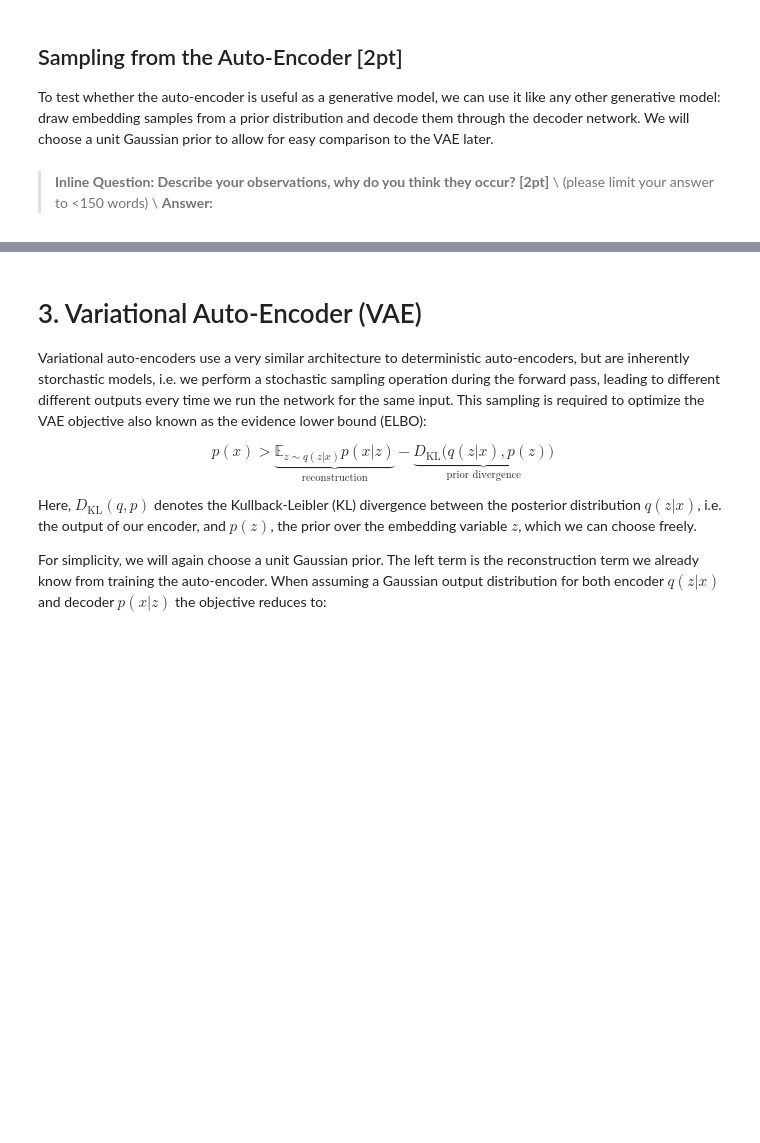
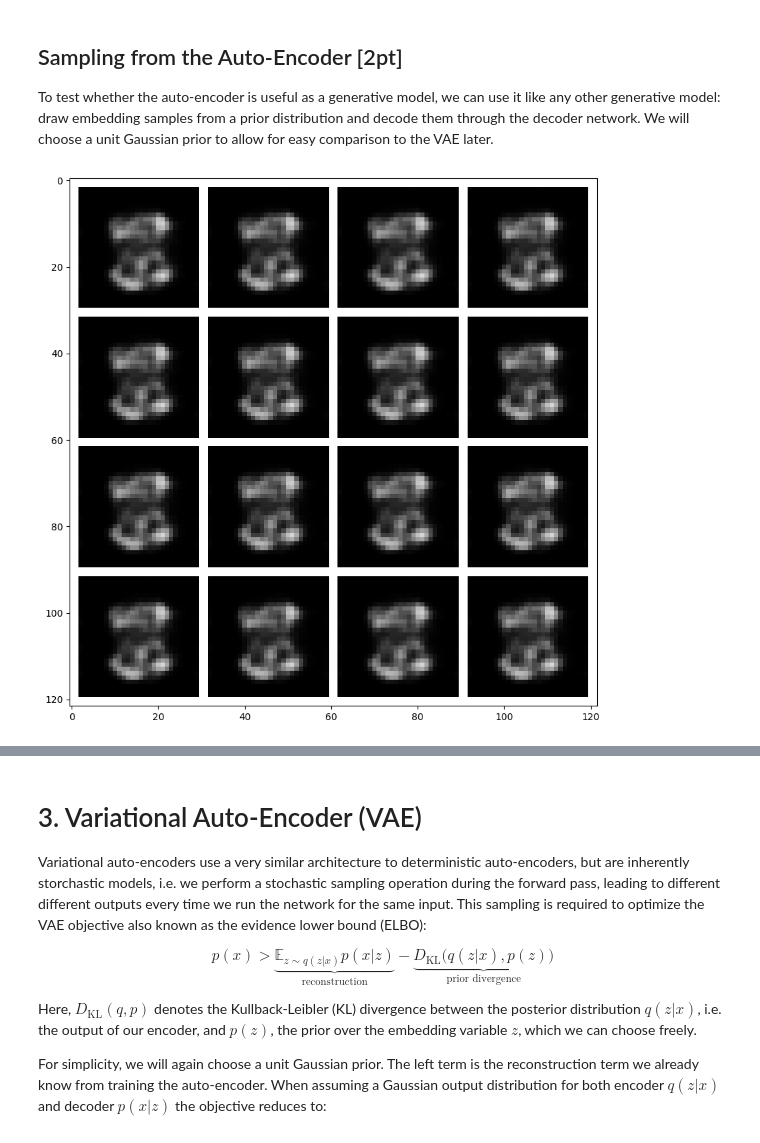
Before and after one commit to jmoon98/CSCI566_Assignment2, a Jupyter notebook: CSCI566_Assignment2_problem_1_VAE.ipynb, the cells around one changed output, grey strips where cells are left out. Drawn from its saved outputs; the diff is of its cells as text; code cells hidden in the pictures; blank space fills up the shorter version.

```diff
--- a/CSCI566_Assignment2_problem_1_VAE.ipynb
+++ b/CSCI566_Assignment2_problem_1_VAE.ipynb
@@ -106,6 +106,19 @@ class Encoder(nn.Module):
     self.net = nn.Sequential(
         # add your network layers here
         # ...
+        nn.Conv2d(in_channels=1, out_channels=48, kernel_size=4, stride=2, padding=0),
+        nn.LeakyReLU(),
+        nn.Conv2d(in_channels=48, out_channels=96, kernel_size=4, stride=3, padding=3),
+        nn.BatchNorm2d(num_features=96),
+        nn.LeakyReLU(),
+        nn.Conv2d(in_channels=96, out_channels=192, kernel_size=3, stride=3, padding=0),
+        nn.BatchNorm2d(num_features=192),
+        nn.LeakyReLU(),
+        nn.Conv2d(in_channels=192, out_channels=384, kernel_size=3, stride=2, padding=1),
+        nn.BatchNorm2d(num_features=384),
+        nn.LeakyReLU(),
+        nn.Flatten(),
+        nn.Linear(384, nz)
     )
     ################################ END TODO #######################################
 
@@ -142,10 +155,22 @@ class Decoder(nn.Module):
     #       Verify the shapes of intermediate layers by running partial networks   #
     #       (using the next cell) and visualizing the output shapes.               #
     ################################################################################
-    self.map = None   # for initial Linear layer <-- Don't forget to fill this in too!
+    self.map = nn.Linear(nz, 384)   # for initial Linear layer <-- Don't forget to fill this in too!
     self.net = nn.Sequential(
         # add your network layers here
         # ...
+        nn.BatchNorm2d(num_features=384),
+        nn.LeakyReLU(),
+        nn.ConvTranspose2d(in_channels=384, out_channels=192, kernel_size=3, stride=2, padding=1, output_padding=1),
+        nn.BatchNorm2d(192),
+        nn.LeakyReLU(),
+        nn.ConvTranspose2d(in_channels=192, out_channels=96, kernel_size=4, stride=2, padding=0),
+        nn.BatchNorm2d(num_features=96),
+        nn.LeakyReLU(),
+        nn.ConvTranspose2d(in_channels=96, out_channels=48, kernel_size=4, stride=3, padding=3),
+        nn.LeakyReLU(),
+        nn.ConvTranspose2d(in_channels=48, out_channels=1, kernel_size=4, stride=2, padding=0),
+        nn.Sigmoid()
     )
     ################################ END TODO #######################################
 
@@ -277,30 +333,30 @@ To test whether the auto-encoder is useful as a generative model, we can use it
 # %%
 # we will sample N embeddings, then decode and visualize them
 def vis_samples(model):
   ####################################### TODO #######################################
   # Sample embeddings from a diagonal unit Gaussian distribution and decode them     #
   # using the model.                                                                 #
   # HINT: The sampled embeddings should have shape [batch_size, nz]. Diagonal unit   #
   #       Gaussians have mean 0 and a covariance matrix with ones on the diagonal    #
   #       and zeros everywhere else.                                                 #
   # HINT: If you are unsure whether you sampled the correct distribution, you can    #
   #       sample a large batch and compute the empirical mean and variance using the #
   #       .mean() and .var() functions.                                              #
   # HINT: You can directly use model.decoder() to decode the samples.                #
   ####################################################################################
   gen = torch.Generator().manual_seed(42) # use the generator in creating your sampled embeddings!
-  sampled_embeddings = None    # sample batch of embedding from prior
-  decoded_samples = None       # decoder output images for sampled embeddings
+  sampled_embeddings = torch.randn(16, nz, generator=gen).to(device)    # sample batch of embedding from prior
+
+  model.eval()
+  decoded_samples = model.decoder(sampled_embeddings)       # decoder output images for sampled embeddings
   #################################### END TODO ######################################
 
   fig = plt.figure(figsize = (10, 10))
   ax1 = plt.subplot(111)
   ax1.imshow(torchvision.utils.make_grid(decoded_samples[:16], nrow=4, pad_value=1.)\
                 .data.cpu().numpy().transpose(1, 2, 0), cmap='gray')
   plt.show()
 
 vis_samples(ae_model)
+# %% [output]
+[figure, added]
-# %% [markdown]
->**Inline Question: Describe your observations, why do you think they occur? [2pt]** \\
->(please limit your answer to <150 words) \\
->**Answer:**
```
Also changed, not shown: parts of 16 cells of this notebook, 3 other files.
